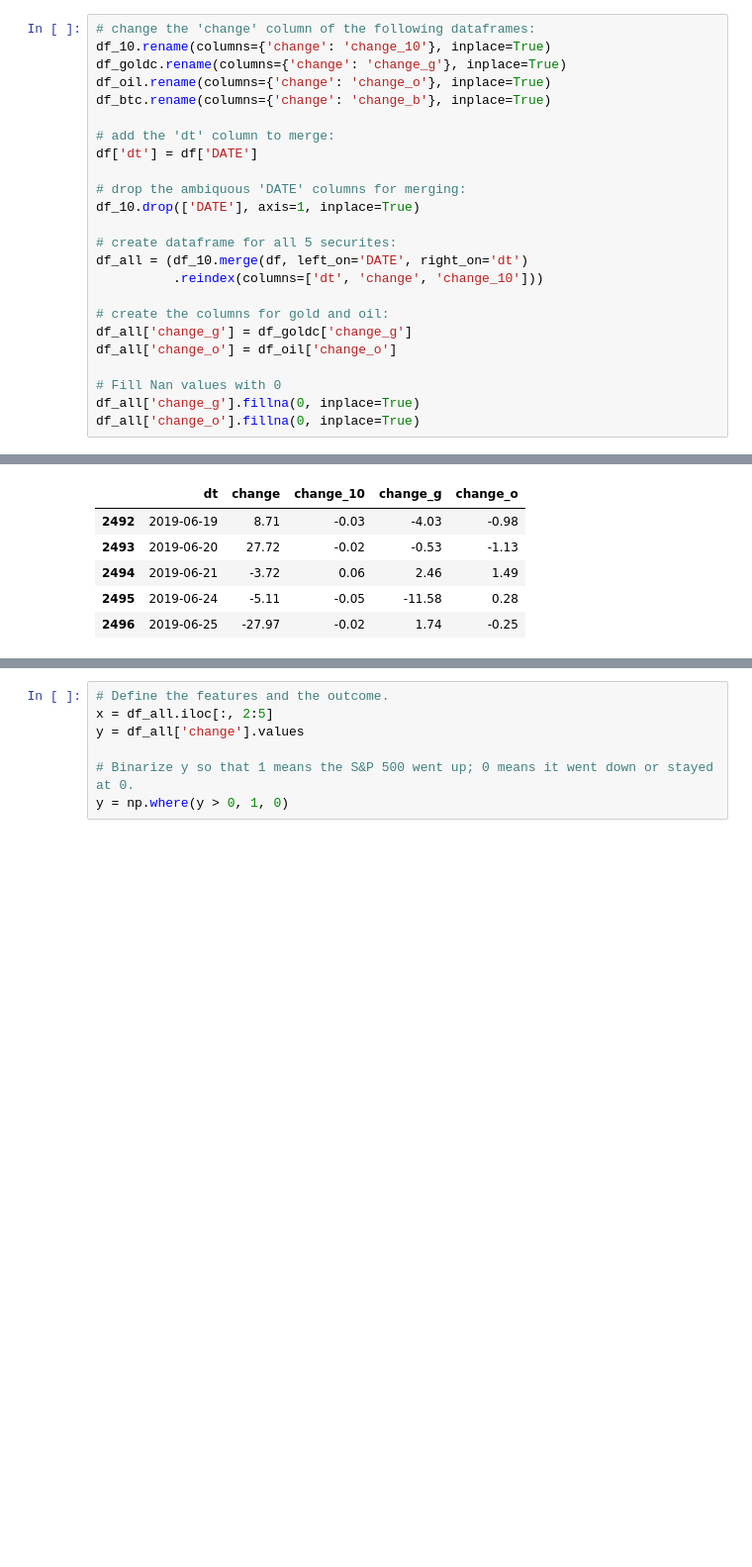
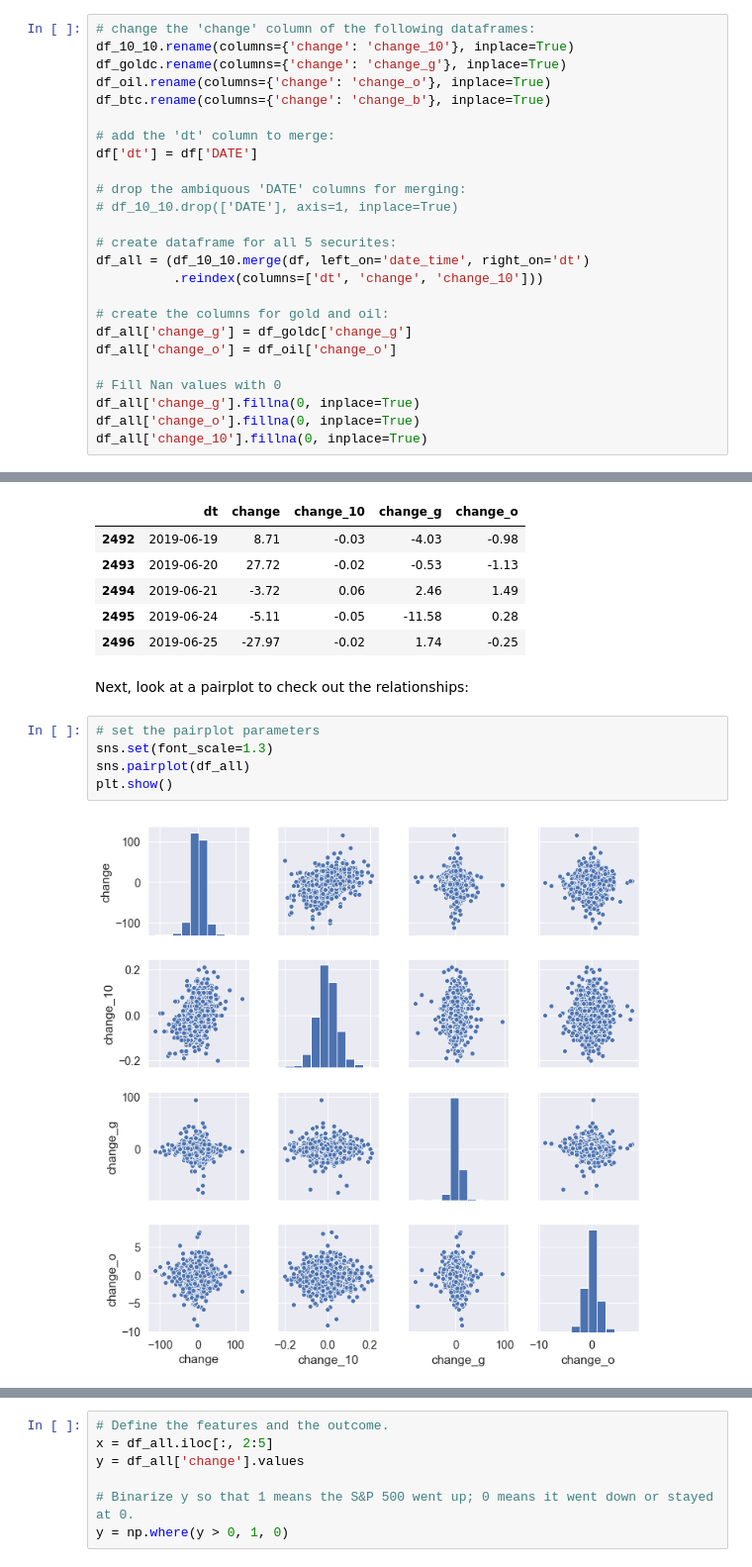
Before and after one commit to etterfred/Thinkful, a Jupyter notebook: final_capstone_Fred_Etter.ipynb, the cells around one changed output, grey strips where cells are left out. Shown at 99% size. Drawn from its saved outputs; the diff is of its cells as text; blank space fills up the shorter version.

Commit message:
added pairplot

```diff
--- a/final_capstone_Fred_Etter.ipynb
+++ b/final_capstone_Fred_Etter.ipynb
@@ -1695,6 +1703,6 @@ The 'change' column of the above 2 dataframes needs to be combined into 1 datafr
 # %%
 # change the 'change' column of the following dataframes:
-df_10.rename(columns={'change': 'change_10'}, inplace=True)
+df_10_10.rename(columns={'change': 'change_10'}, inplace=True)
 df_goldc.rename(columns={'change': 'change_g'}, inplace=True)
 df_oil.rename(columns={'change': 'change_o'}, inplace=True)
 df_btc.rename(columns={'change': 'change_b'}, inplace=True)
@@ -1703,10 +1711,10 @@ df_btc.rename(columns={'change': 'change_b'}, inplace=True)
 df['dt'] = df['DATE']
 
 # drop the ambiquous 'DATE' columns for merging:
-df_10.drop(['DATE'], axis=1, inplace=True)
+# df_10_10.drop(['DATE'], axis=1, inplace=True)
 
 # create dataframe for all 5 securites:
-df_all = (df_10.merge(df, left_on='DATE', right_on='dt')
+df_all = (df_10_10.merge(df, left_on='date_time', right_on='dt')
           .reindex(columns=['dt', 'change', 'change_10']))
 
 # create the columns for gold and oil:
@@ -1716,6 +1724,7 @@ df_all['change_o'] = df_oil['change_o']
 # Fill Nan values with 0
 df_all['change_g'].fillna(0, inplace=True)
 df_all['change_o'].fillna(0, inplace=True)
+df_all['change_10'].fillna(0, inplace=True)
 # %% [markdown]
 The dataframe with 10 years of daily historical price change for the S&P 500, 10 Yr Bond, Gold, and Oil is shown below:
 # %%
@@ -1727,3 +1736,12 @@ df_all.tail()
 | 2494 | 2019-06-21 | -3.72 | 0.06 | 2.46 | 1.49 |
 | 2495 | 2019-06-24 | -5.11 | -0.05 | -11.58 | 0.28 |
 | 2496 | 2019-06-25 | -27.97 | -0.02 | 1.74 | -0.25 |
+# %% [markdown]
+Next, look at a pairplot to check out the relationships:
+# %%
+# set the pairplot parameters
+sns.set(font_scale=1.3)
+sns.pairplot(df_all)
+plt.show()
+# %% [output]
+[figure, added]
```
Also changed, not shown: parts of 16 cells of this notebook.
